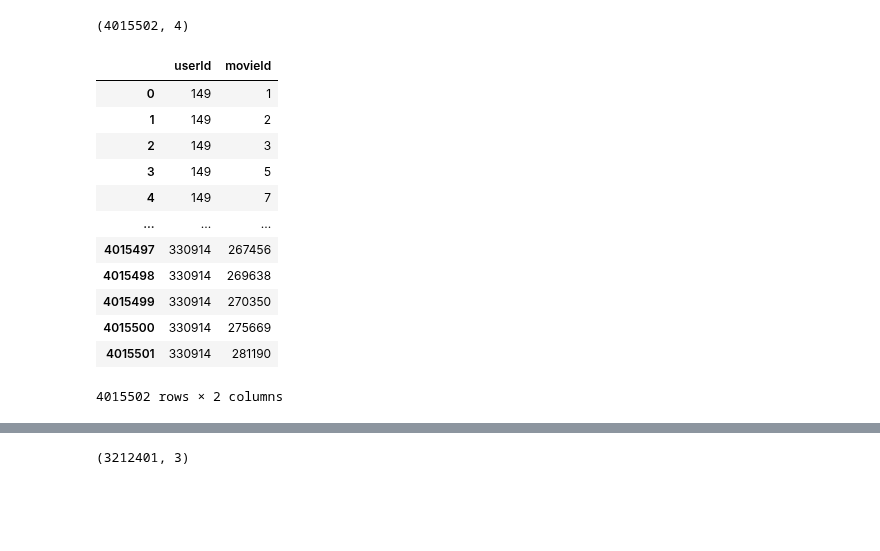
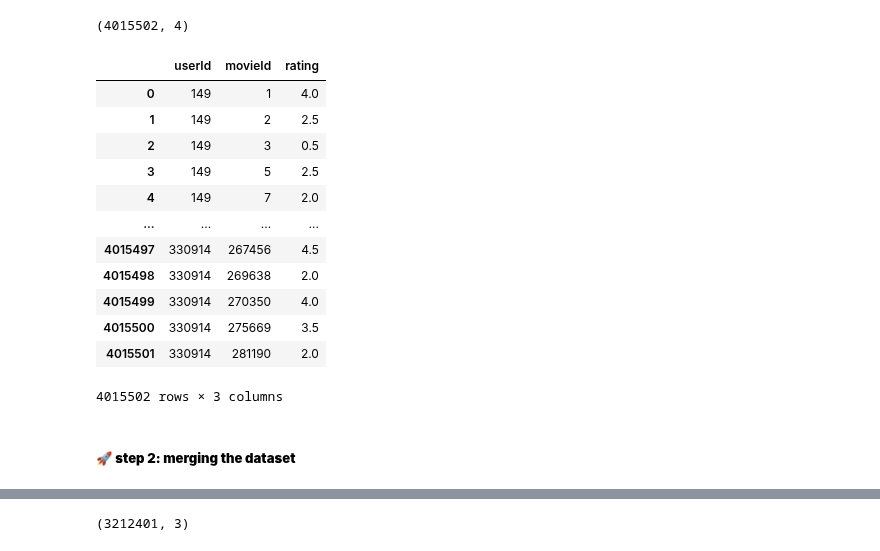
Before and after one commit to Wikusia-s/DM-recomendation-system, a Jupyter notebook: main.ipynb, the cells around one changed output, grey strips where cells are left out. Cells and saved outputs as stored; diff of their text form; code cells hidden in the pictures; blank space fills up the shorter version.

```diff
--- a/main.ipynb
+++ b/main.ipynb
@@ -265,18 +287,20 @@ shrinked_ratings.shape
 # %% [output]
 (4015502, 4)
 # %%
-shrinked_ratings[['userId', 'movieId']]
+shrinked_ratings[['userId', 'movieId', 'rating']]
 # %% [output]
-|  | userId | movieId |
-| 0 | 149 | 1 |
-| 1 | 149 | 2 |
-| 2 | 149 | 3 |
-| 3 | 149 | 5 |
-| 4 | 149 | 7 |
-| ... | ... | ... |
-| 4015497 | 330914 | 267456 |
-| 4015498 | 330914 | 269638 |
-| 4015499 | 330914 | 270350 |
-| 4015500 | 330914 | 275669 |
-| 4015501 | 330914 | 281190 |
+|  | userId | movieId | rating |
+| 0 | 149 | 1 | 4.0 |
+| 1 | 149 | 2 | 2.5 |
+| 2 | 149 | 3 | 0.5 |
+| 3 | 149 | 5 | 2.5 |
+| 4 | 149 | 7 | 2.0 |
+| ... | ... | ... | ... |
+| 4015497 | 330914 | 267456 | 4.5 |
+| 4015498 | 330914 | 269638 | 2.0 |
+| 4015499 | 330914 | 270350 | 4.0 |
+| 4015500 | 330914 | 275669 | 3.5 |
+| 4015501 | 330914 | 281190 | 2.0 |
-4015502 rows × 2 columns
+4015502 rows × 3 columns
+# %% [markdown]
+##### 🚀 **step 2: merging the dataset**
```
Also changed, not shown: parts of 37 cells of this notebook, 1 other file.
